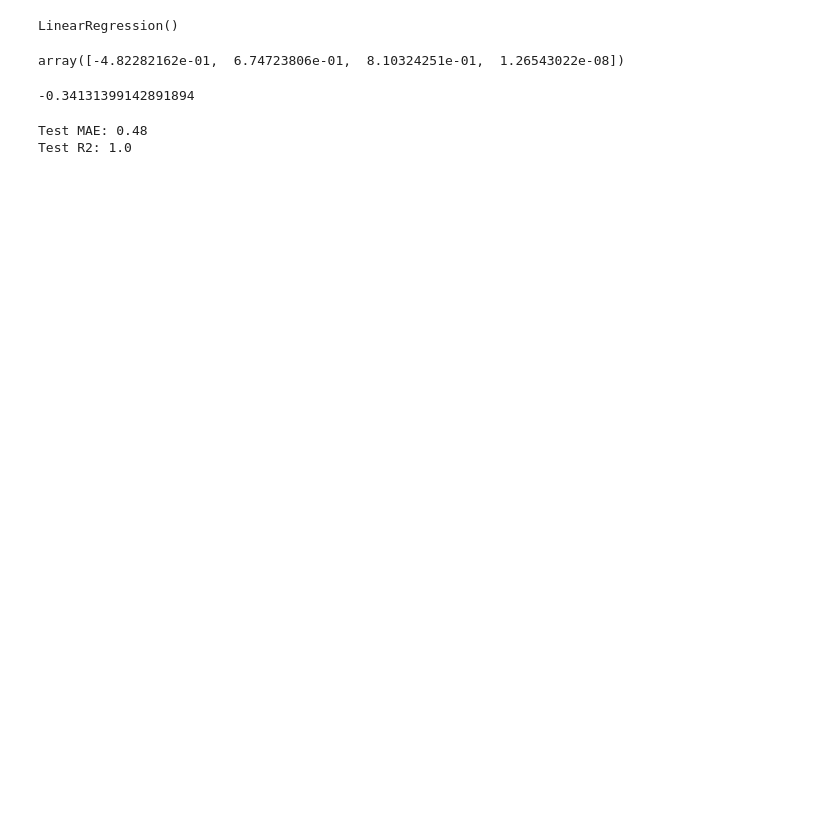
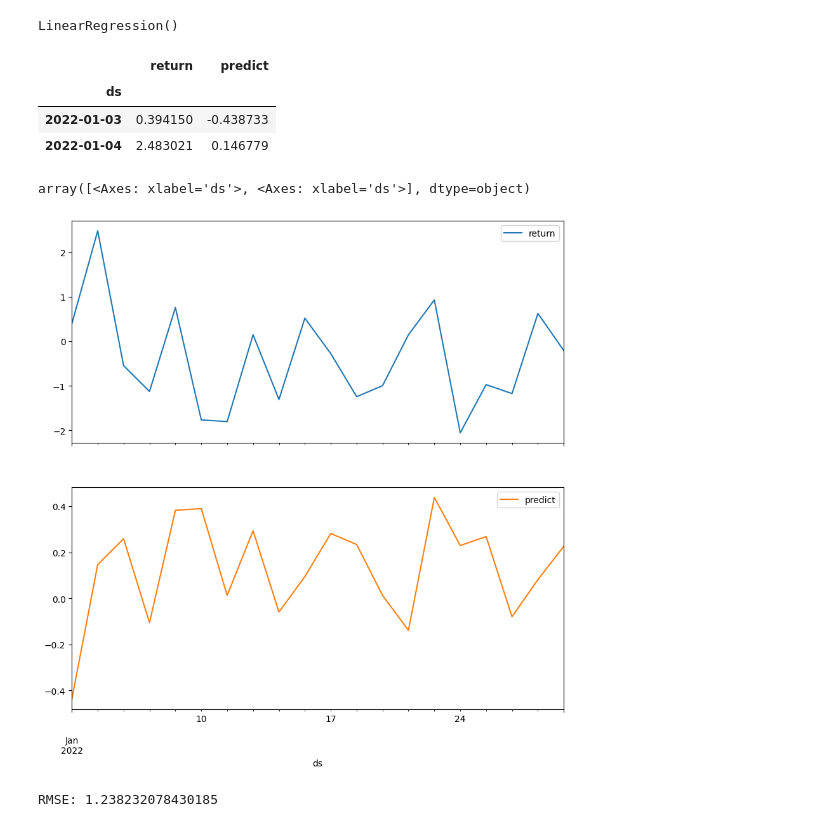
Before and after one commit to Rogeriom49/4DTAT, a Jupyter notebook: techChallange2/3LINEARREGRESSION.ipynb, the cells around one changed output. Saved outputs shown, nothing was run; the diff lists cells and outputs as text; code cells hidden in the pictures; blank space fills up the shorter version.

```diff
--- a/techChallange2/3LINEARREGRESSION.ipynb
+++ b/techChallange2/3LINEARREGRESSION.ipynb
@@ -87,22 +182,23 @@ x_train, x_test, y_train, y_test = train_test_split(x,y,test_size=0.8)
 # %%
-lr.fit(x_train,y_train)
+model = LinearRegression()
+model.fit(x_train, y_train)
 # %% [output]
 LinearRegression()
-# %%
-display(lr.coef_)
-
-display(lr.intercept_)
-# %% [output]
-array([-4.82282162e-01,  6.74723806e-01,  8.10324251e-01,  1.26543022e-08])
--0.34131399142891894
 # %%
-y_pred=lr.predict(x_test)
+predictions = model.predict(x_test)
-# %%
-# training_mae = mean_absolute_error(y_train, lr.predict(x_train))
-r2 = r2_score(y_test, y_pred)
-mae = mean_absolute_error(y_test, lr.predict(x_test))
-print("Test MAE:", round(mae, 2))
-print("Test R2:", round(r2, 2))
-# %% [output]
-Test MAE: 0.48
-Test R2: 1.0
+# %%
+results = y_test.to_frame()
+results["predict"] = predictions
+results.head(2)
+# %% [output]
+|  | return | predict |
+| ds |  |  |
+| 2022-01-03 | 0.394150 | -0.438733 |
+| 2022-01-04 | 2.483021 | 0.146779 |
+# %%
+results.fillna(9,inplace=True)
+# %%
+results[:20].plot(subplots=True, figsize = (10, 10))
+# %% [output]
+array([<Axes: xlabel='ds'>, <Axes: xlabel='ds'>], dtype=object)
+[figure, added]
@@ -108,0 +210,5 @@ Test R2: 1.0
+# %%
+rmse = np.sqrt(mse)
+print(f"RMSE: {rmse}")
+# %% [output]
+RMSE: 1.238232078430185
```
Also changed, not shown: parts of 18 cells of this notebook.
